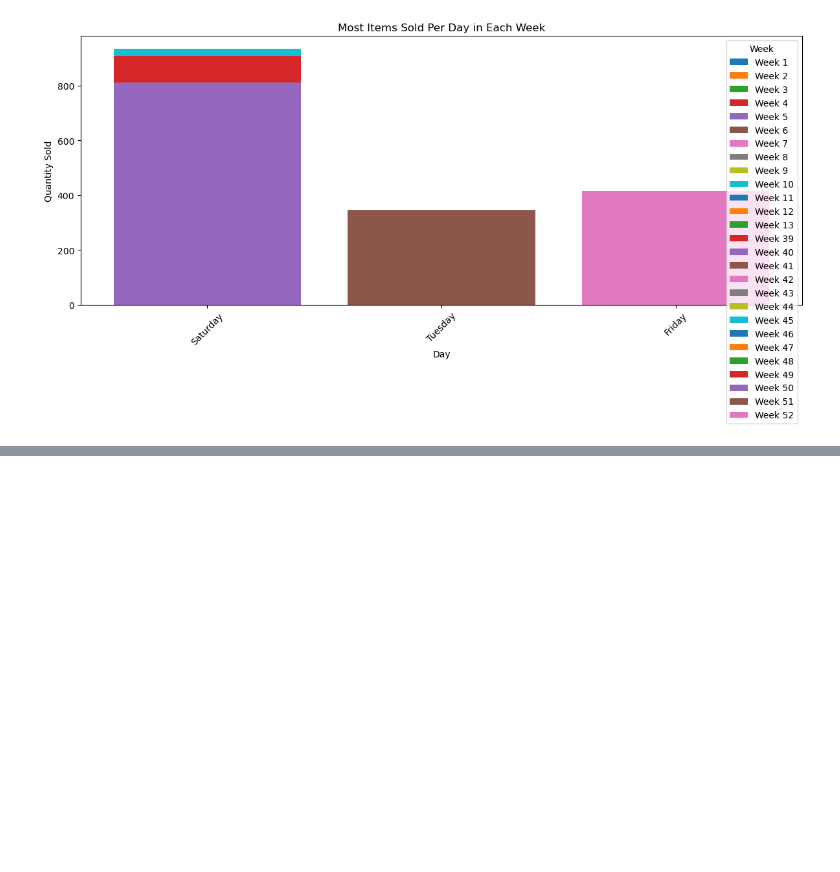
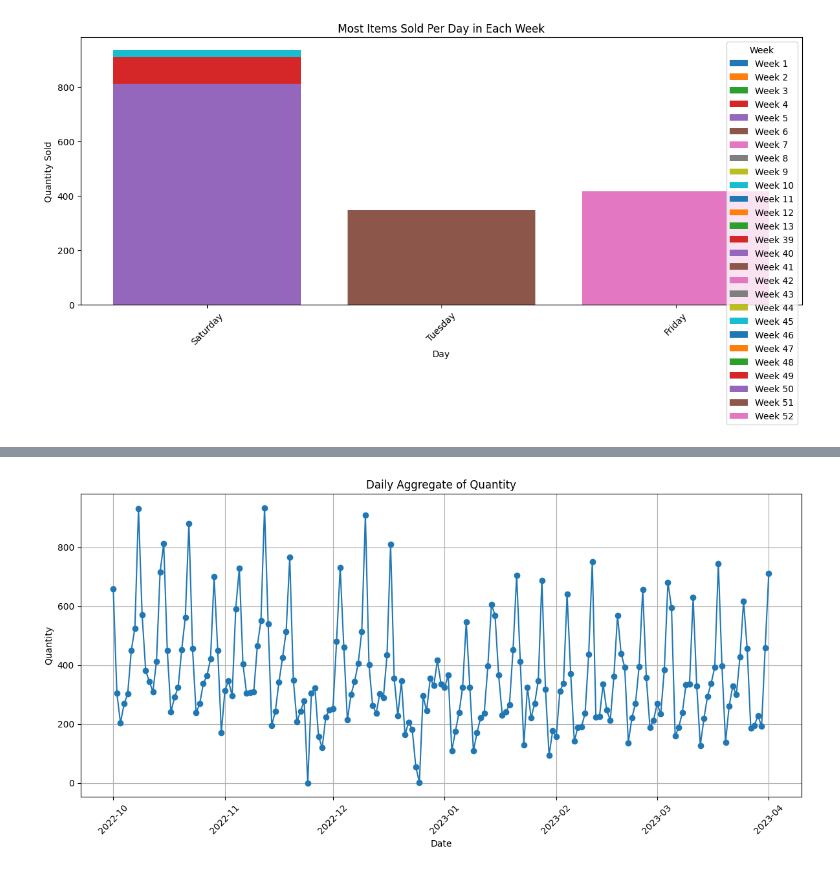
Before and after one commit to evaristo-va/restaurants-project, a Jupyter notebook: Final-project-restaurants_new.ipynb, the cells around one changed output, grey strips where cells are left out. Saved outputs shown, nothing was run; the diff lists cells and outputs as text; code cells hidden in the pictures; blank space fills up the shorter version.

```diff
--- a/Final-project-restaurants_new.ipynb
+++ b/Final-project-restaurants_new.ipynb
@@ -280,0 +263,3 @@ Drinks=list(df_drink_type.loc[df_drink_type['Drink'] == 1]['Items'].values)
+# %%
+daily_quantity = df.resample('D', on='Date')['Quantity'].sum().reset_index()
+daily_quantity
@@ -280,0 +280,13 @@ Drinks=list(df_drink_type.loc[df_drink_type['Drink'] == 1]['Items'].values)
+# %%
+plt.figure(figsize=(12, 6))
+plt.plot(daily_quantity['Date'], daily_quantity['Quantity'], marker='o')
+plt.title('Daily Aggregate of Quantity')
+plt.xlabel('Date')
+plt.ylabel('Quantity')
+plt.grid(True)
+plt.xticks(rotation=45)
+plt.tight_layout()
+
+plt.show()
+# %% [output]
+[figure, added]
```
Also changed, not shown: parts of 23 cells of this notebook.
